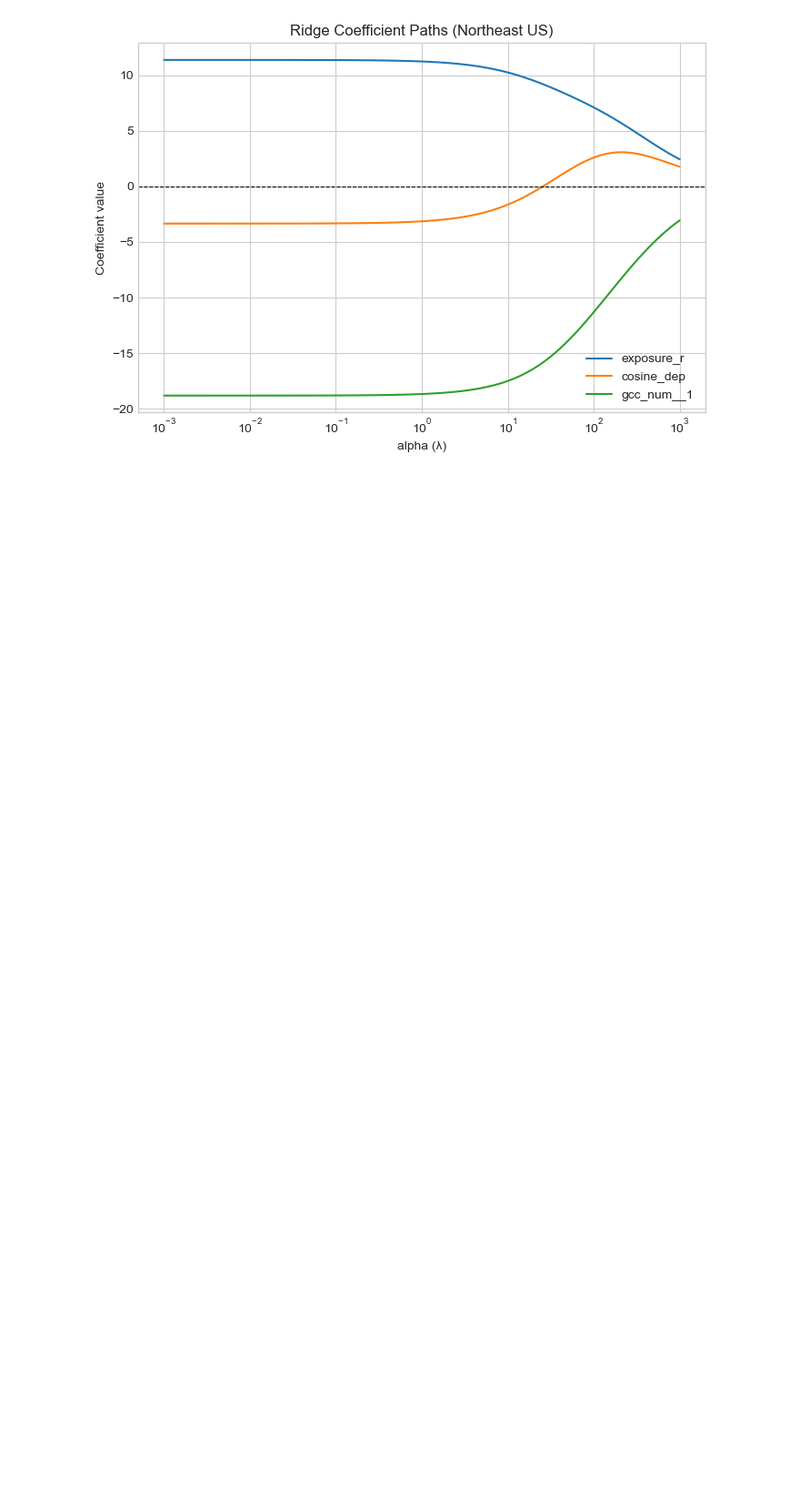
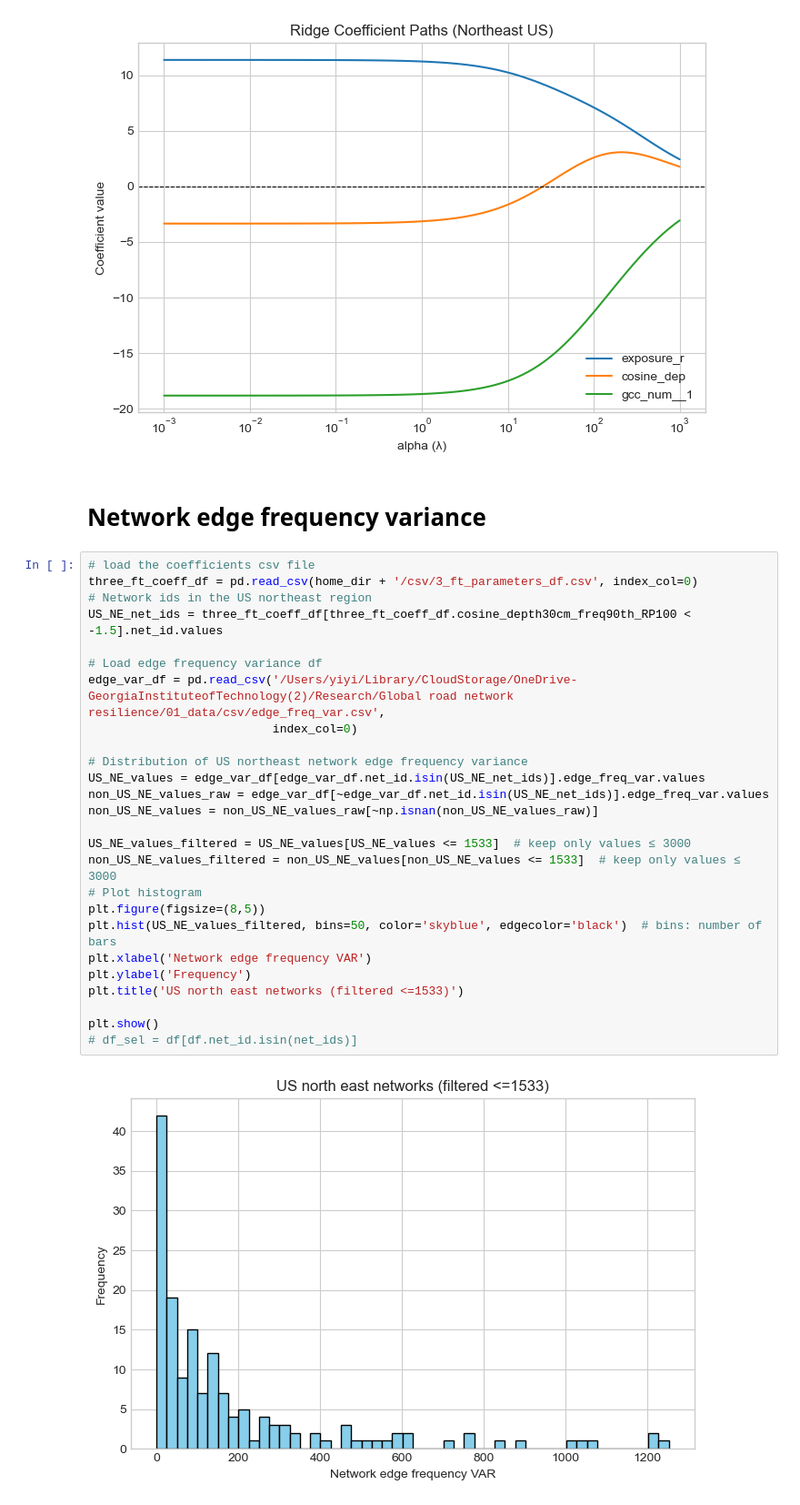
Before and after one commit to jesuslovesyiyi/Global-road-network-resilience, a Jupyter notebook: analysis/04_Visualization.ipynb, the cells around one changed output. Shown at 91% size. Cells and saved outputs as stored; diff of their text form; blank space fills up the shorter version.

```diff
--- a/analysis/04_Visualization.ipynb
+++ b/analysis/04_Visualization.ipynb
@@ -1130,3 +1130,33 @@ plt.tight_layout()
 plt.show()
 # %% [output]
 [figure]
+# %% [markdown]
+# Network edge frequency variance
+# %%
+# load the coefficients csv file
+three_ft_coeff_df = pd.read_csv(home_dir + '/csv/3_ft_parameters_df.csv', index_col=0)
+# Network ids in the US northeast region
+US_NE_net_ids = three_ft_coeff_df[three_ft_coeff_df.cosine_depth30cm_freq90th_RP100 < -1.5].net_id.values
+
+# Load edge frequency variance df
+edge_var_df = pd.read_csv('/Users/yiyi/Library/CloudStorage/OneDrive-GeorgiaInstituteofTechnology(2)/Research/Global road network resilience/01_data/csv/edge_freq_var.csv',
+                          index_col=0)
+
+# Distribution of US northeast network edge frequency variance
+US_NE_values = edge_var_df[edge_var_df.net_id.isin(US_NE_net_ids)].edge_freq_var.values
+non_US_NE_values_raw = edge_var_df[~edge_var_df.net_id.isin(US_NE_net_ids)].edge_freq_var.values
+non_US_NE_values = non_US_NE_values_raw[~np.isnan(non_US_NE_values_raw)]
+
+US_NE_values_filtered = US_NE_values[US_NE_values <= 1533]  # keep only values ≤ 3000
+non_US_NE_values_filtered = non_US_NE_values[non_US_NE_values <= 1533]  # keep only values ≤ 3000
+# Plot histogram
+plt.figure(figsize=(8,5))
+plt.hist(US_NE_values_filtered, bins=50, color='skyblue', edgecolor='black')  # bins: number of bars
+plt.xlabel('Network edge frequency VAR')
+plt.ylabel('Frequency')
+plt.title('US north east networks (filtered <=1533)')
+
+plt.show()
+# df_sel = df[df.net_id.isin(net_ids)]
+# %% [output]
+[figure, added]
```
Also changed, not shown: parts of 3 cells of this notebook.
